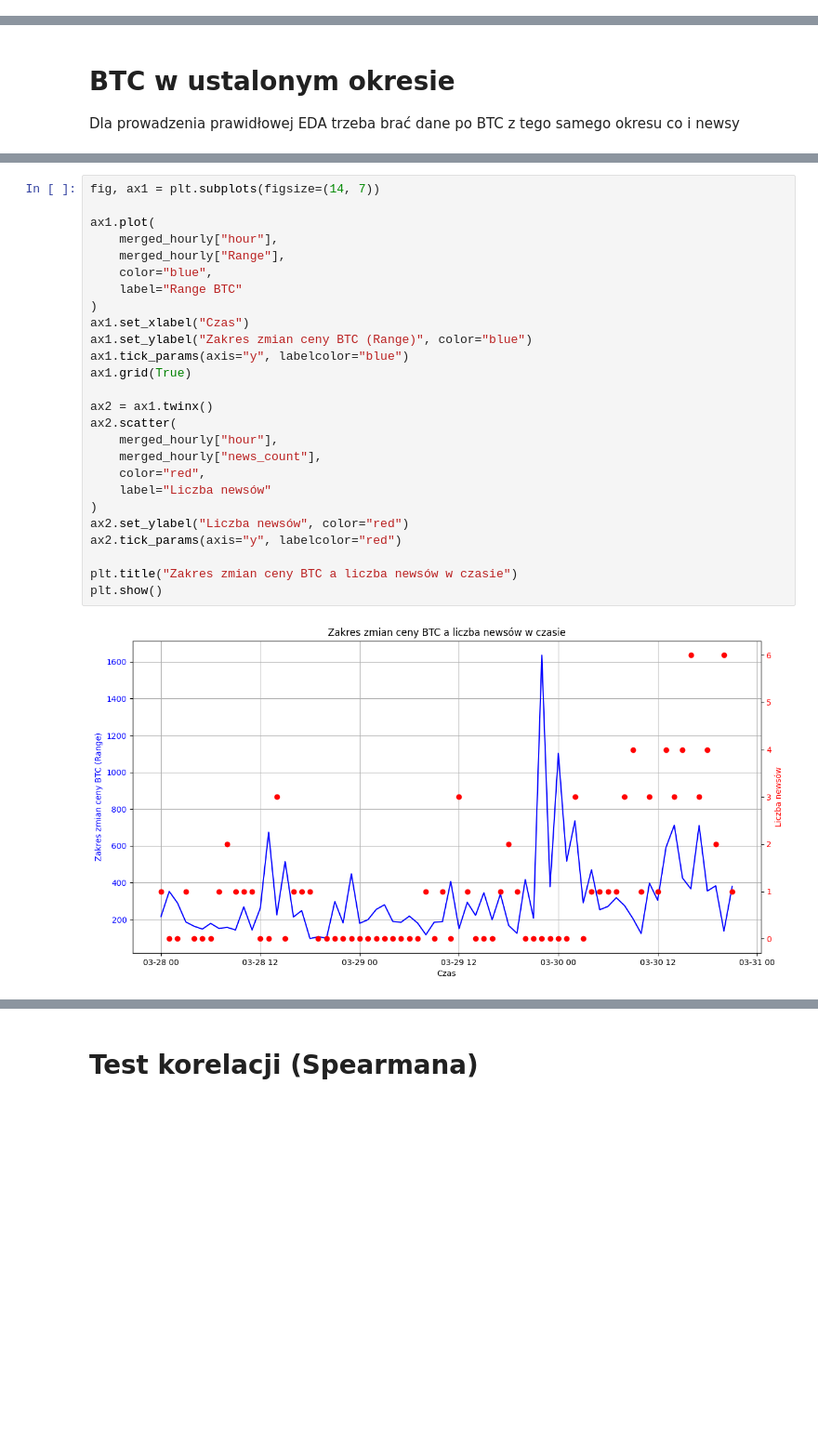
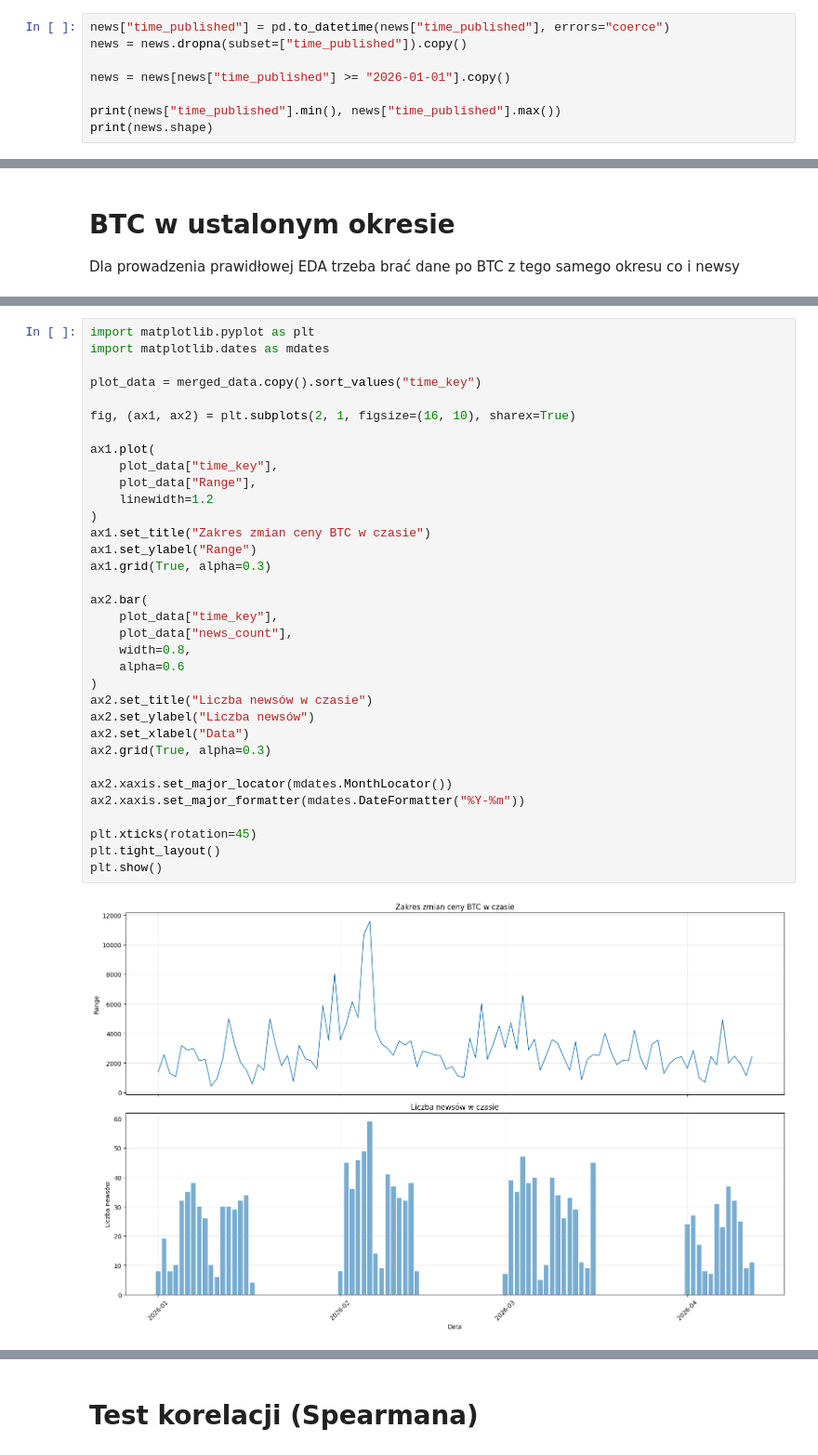
Before and after one commit to SkyWalker0-0/Inwestycje-newsy-i-sentyment---POC, a Jupyter notebook: bitcoin_poc.ipynb, the cells around one changed output, grey strips where cells are left out. Shown at 93% size. Drawn from its saved outputs; the diff is of its cells as text; blank space fills up the shorter version.

```diff
--- a/bitcoin_poc.ipynb
+++ b/bitcoin_poc.ipynb
@@ -452,0 +623,8 @@ news["source"].nunique()
+# %%
+news["time_published"] = pd.to_datetime(news["time_published"], errors="coerce")
+news = news.dropna(subset=["time_published"]).copy()
+
+news = news[news["time_published"] >= "2026-01-01"].copy()
+
+print(news["time_published"].min(), news["time_published"].max())
+print(news.shape)
@@ -525,30 +750,38 @@ merged_hourly[["news_count", "avg_sentiment", "source_count"]].describe()
 # %%
-fig, ax1 = plt.subplots(figsize=(14, 7))
+import matplotlib.pyplot as plt
+import matplotlib.dates as mdates
+
+plot_data = merged_data.copy().sort_values("time_key")
+
+fig, (ax1, ax2) = plt.subplots(2, 1, figsize=(16, 10), sharex=True)
 
 ax1.plot(
-    merged_hourly["hour"],
-    merged_hourly["Range"],
-    color="blue",
-    label="Range BTC"
+    plot_data["time_key"],
+    plot_data["Range"],
+    linewidth=1.2
 )
-ax1.set_xlabel("Czas")
-ax1.set_ylabel("Zakres zmian ceny BTC (Range)", color="blue")
-ax1.tick_params(axis="y", labelcolor="blue")
-ax1.grid(True)
+ax1.set_title("Zakres zmian ceny BTC w czasie")
+ax1.set_ylabel("Range")
+ax1.grid(True, alpha=0.3)
 
-ax2 = ax1.twinx()
-ax2.scatter(
-    merged_hourly["hour"],
-    merged_hourly["news_count"],
-    color="red",
-    label="Liczba newsów"
+ax2.bar(
+    plot_data["time_key"],
+    plot_data["news_count"],
+    width=0.8,
+    alpha=0.6
 )
-ax2.set_ylabel("Liczba newsów", color="red")
-ax2.tick_params(axis="y", labelcolor="red")
+ax2.set_title("Liczba newsów w czasie")
+ax2.set_ylabel("Liczba newsów")
+ax2.set_xlabel("Data")
+ax2.grid(True, alpha=0.3)
 
-plt.title("Zakres zmian ceny BTC a liczba newsów w czasie")
+ax2.xaxis.set_major_locator(mdates.MonthLocator())
+ax2.xaxis.set_major_formatter(mdates.DateFormatter("%Y-%m"))
+
+plt.xticks(rotation=45)
+plt.tight_layout()
 plt.show()
 # %% [output]
-[figure, old version]
+[figure, new version]
 # %% [markdown]
 # Wniosek:
```
Also changed, not shown: parts of 54 cells of this notebook, 4 other files.
